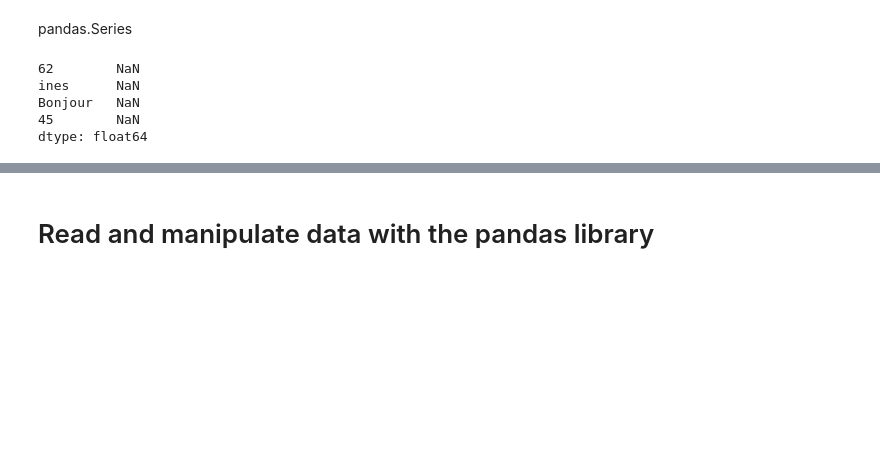
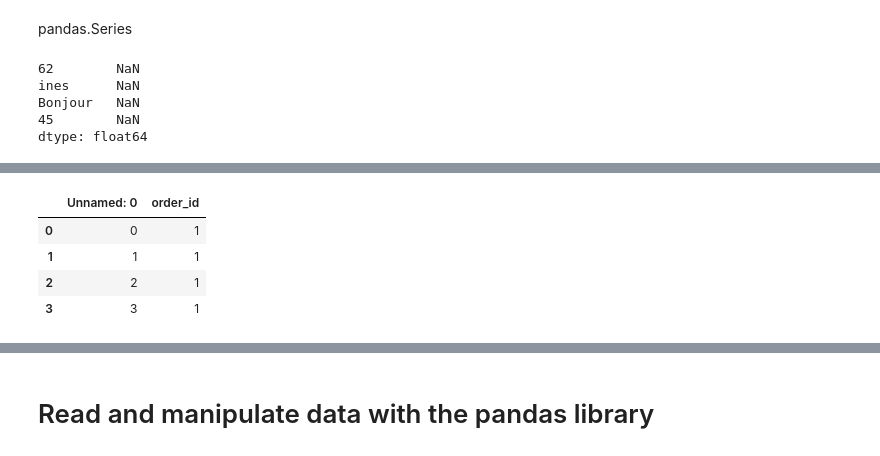
Before and after one commit to PatDan78/Exploratory_Data_Analysis, a Jupyter notebook: J1/01-Data_manipulation_with_Pandas.ipynb, the cells around one changed output, grey strips where cells are left out. Drawn from its saved outputs; the diff is of its cells as text; code cells hidden in the pictures; blank space fills up the shorter version.

```diff
--- a/J1/01-Data_manipulation_with_Pandas.ipynb
+++ b/J1/01-Data_manipulation_with_Pandas.ipynb
@@ -40,0 +79,8 @@ print(df)
+# %%
+df.loc[0:3,:"order_id"]
+# %% [output]
+|  | Unnamed: 0 | order_id |
+| 0 | 0 | 1 |
+| 1 | 1 | 1 |
+| 2 | 2 | 1 |
+| 3 | 3 | 1 |
```
Also changed, not shown: parts of 10 cells of this notebook.
